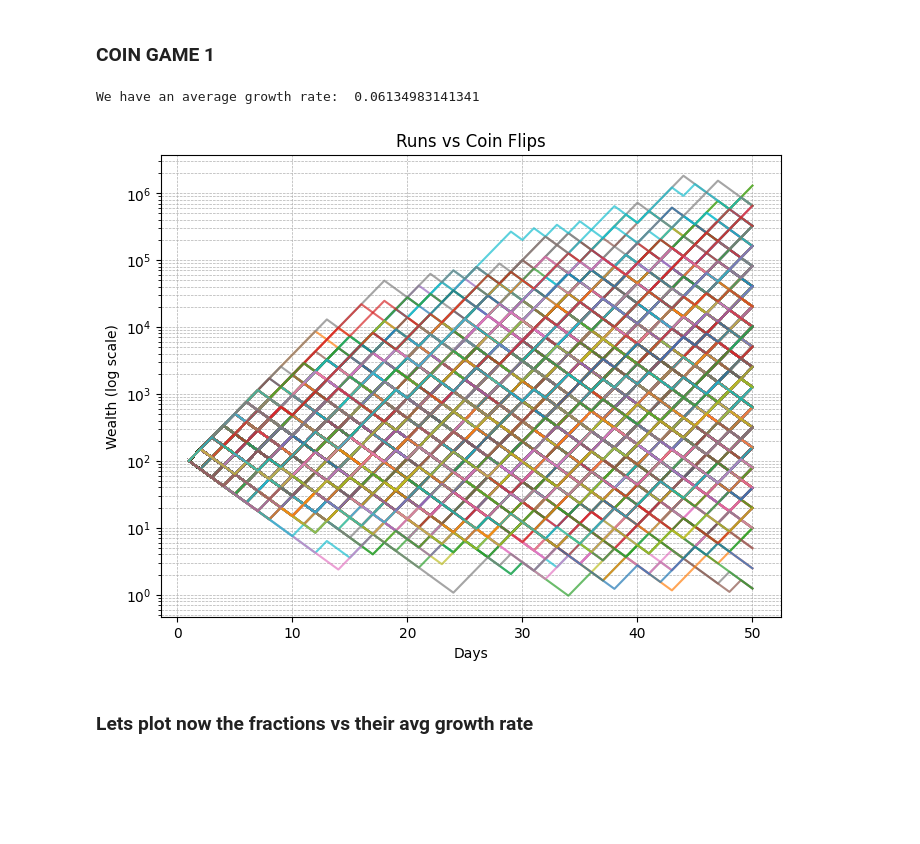
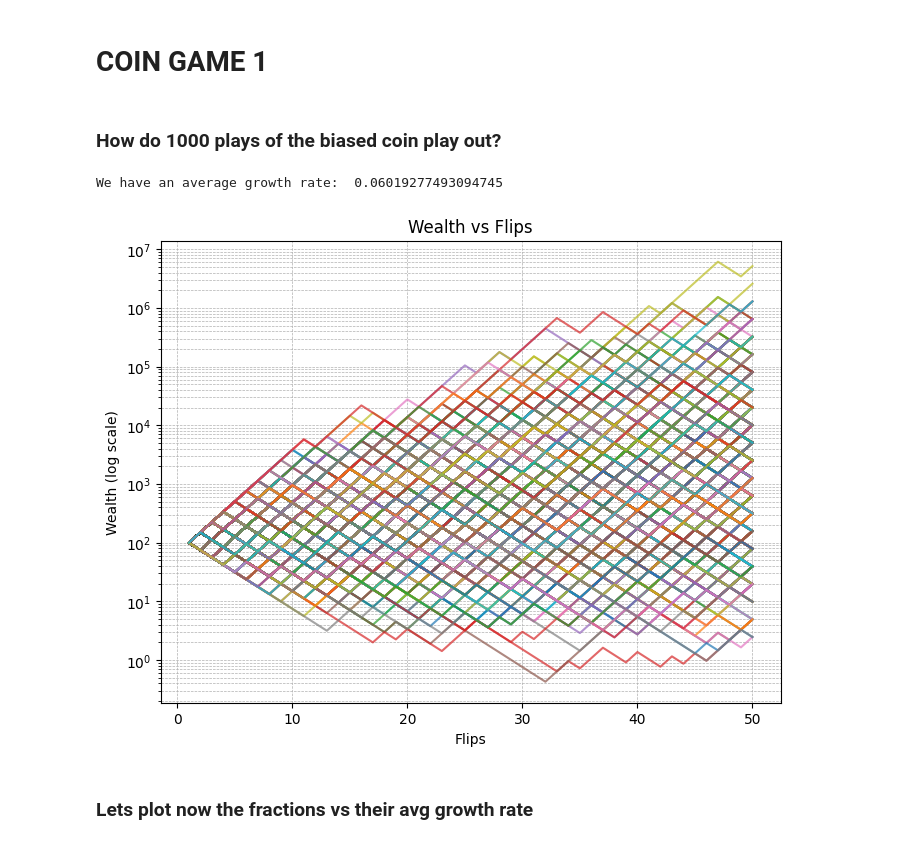
Before and after one commit to CharlieHF/Coin-Games, a Jupyter notebook: CoinGames.ipynb, the cells around one changed output. Saved outputs shown, nothing was run; the diff lists cells and outputs as text; code cells hidden in the pictures; blank space fills up the shorter version.

```diff
--- a/CoinGames.ipynb
+++ b/CoinGames.ipynb
@@ -1,5 +1,7 @@
-# %% [markdown]
-### COIN GAME 1
+# %% [markdown]
+# COIN GAME 1
+# %% [markdown]
+### How do 1000 plays of the biased coin play out?
 # %%
 import random
 import matplotlib.pyplot as plt
@@ -19,37 +21,37 @@ def newW(f, w) -> int:
 kelly_fraction = 0.5 - 0.5/2
 
 
 fraction = kelly_fraction
 
 initial_wealth = 100
 flips = 50
 num_runs = 1000
 # we will adjust to find average g at the end
 growth_rate_total = 0
 
 
 plt.figure(figsize=(8, 6))
 
 for run in range(num_runs):
     wealth = [initial_wealth]
     for i in range(1, flips):
         wealth.append(newW(fraction, wealth[i-1]))
     growth_rate_total += ( pow( (wealth[-1]/wealth[0]), (1/flips)) - 1 )
     n = np.arange(1, len(wealth) + 1)
     plt.plot(n, wealth, linestyle="-", alpha=0.7, label=f"Run {run+1}")
 
 print("We have an average growth rate:  " + str(growth_rate_total/ num_runs))
 
 plt.yscale("log")
-plt.xlabel("Days")
+plt.xlabel("Flips")
 plt.ylabel("Wealth (log scale)")
-plt.title("Runs vs Coin Flips")
+plt.title("Wealth vs Flips")
 plt.grid(True, which="both", linestyle="--", linewidth=0.5)
 
 plt.show()
 # %% [output]
-We have an average growth rate:  0.06134983141341
+We have an average growth rate:  0.06019277493094745
-[figure, old version]
+[figure, new version]
 # %% [markdown]
 ### Lets plot now the fractions vs their avg growth rate
 # %%
```
Also changed, not shown: parts of 5 cells of this notebook.
